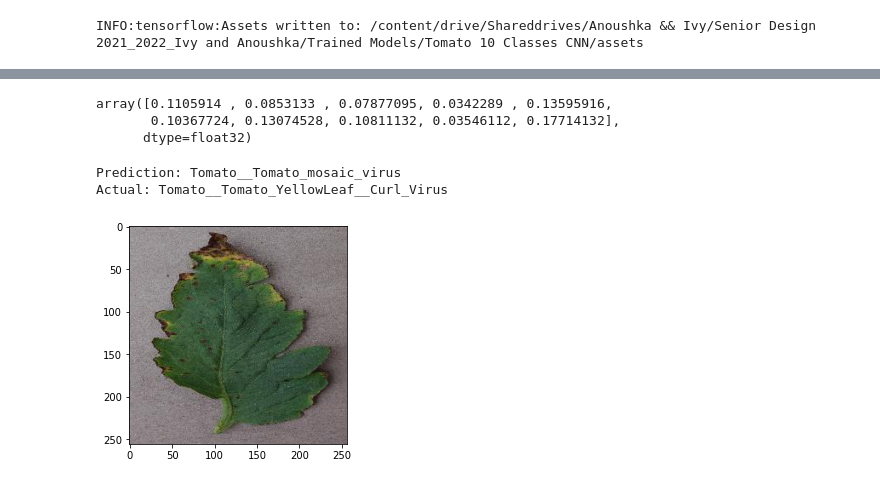
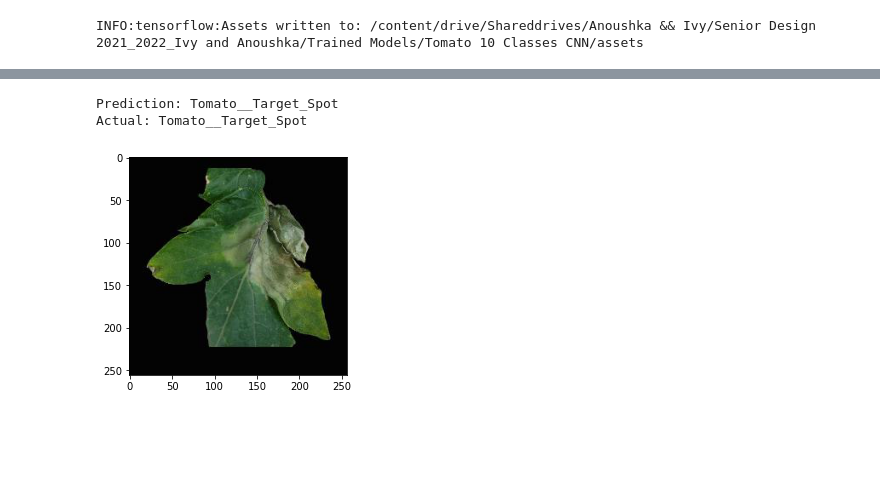
Before and after one commit to ivychung/plant-ML, a Jupyter notebook: tomato_10_classes.ipynb, the cells around one changed output, grey strips where cells are left out. Cells and saved outputs as stored; diff of their text form; code cells hidden in the pictures; blank space fills up the shorter version.

```diff
--- a/tomato_10_classes.ipynb
+++ b/tomato_10_classes.ipynb
@@ -190,12 +183,0 @@ Equal amount of responses and predictors:  True
-# %%
-# To perform k-fold cross-validation, we need to split the data into k-1 training sets and one test set
-
-
-kf = KFold(n_splits = 5) # k=5
-for train_index, test_index in kf.split(X):
-    print("TRAIN:", train_index, "TEST:", test_index)
-    x_train, x_test = x[train_index], x[test_index]
-    y_train, y_test = y[train_index], y[test_index]
-
-# x_train, x_test, y_train, y_test = train_test_split(x, y,
-#     test_size=0.2, shuffle = True, random_state = 8)
@@ -277,8 +221,5 @@ keras.utils.plot_model(model, show_shapes=True, show_layer_names=False)
 # %%
-# compile the model
-model.compile(loss='categorical_crossentropy', optimizer='adam', metrics=['accuracy'])
-
 # use callback to find the optimal number of epochs to use
-earlystopping = callbacks.EarlyStopping(monitor ="val_loss",
+earlystopping = EarlyStopping(monitor ="val_loss",
                                         mode ="min", patience = 5,
                                         restore_best_weights = True)
@@ -314,15 +225,0 @@ earlystopping = callbacks.EarlyStopping(monitor ="val_loss",
-# %%
-# 256 has the best batch size results
-
-history = model.fit(x_train, y_train, batch_size = 256, epochs=20, validation_split=0.2, shuffle = True, callbacks =[earlystopping])
-print("----------------------------------------------------------------")
-
-epoch_count = len(history.history['loss'])
-plt.plot(np.linspace(1, epoch_count, epoch_count), history.history['accuracy'], label='train accuracy')
-plt.plot(np.linspace(1, epoch_count, epoch_count), history.history['val_accuracy'], label='validation accuracy')
-
-plt.title('Model Accuracy batch_size=256')
-plt.xlabel('Epoch')
-plt.ylabel('Accuracy')
-plt.legend()
-plt.show()
@@ -394,23 +366,18 @@ _________________________________________________________________
 # %%
 # checking image at index 3. The :4 is to add another dimension
 # to fit the 4-dimension requirement
-y_pred = model.predict(x_test[3:4])[0]
-y_pred
+i = 1
+y_test_pred = model.predict(x_test[i:i+1])[0]
+prediction = y_test_pred.argmax()
+actual = y_test[i].argmax()
+
+print('Prediction:', classes[prediction])
+print('Actual:', classes[actual])
 # %% [output]
-array([0.1105914 , 0.0853133 , 0.07877095, 0.0342289 , 0.13595916,
-       0.10367724, 0.13074528, 0.10811132, 0.03546112, 0.17714132],
-      dtype=float32)
+Prediction: Tomato__Target_Spot
+Actual: Tomato__Target_Spot
-# %%
-prediction = y_pred.argmax()
-actual = y_test[3].argmax()
-
-print('Prediction:', classes[prediction])
-print('Actual:', classes[actual])
-# %% [output]
-Prediction: Tomato__Tomato_mosaic_virus
-Actual: Tomato__Tomato_YellowLeaf__Curl_Virus
 # %%
-plt.imshow(x_test[3])
+plt.imshow(x_test[i])
 plt.show()
 # %% [output]
-[figure, old version]
+[figure, new version]
```
Also changed, not shown: parts of 22 cells of this notebook.
